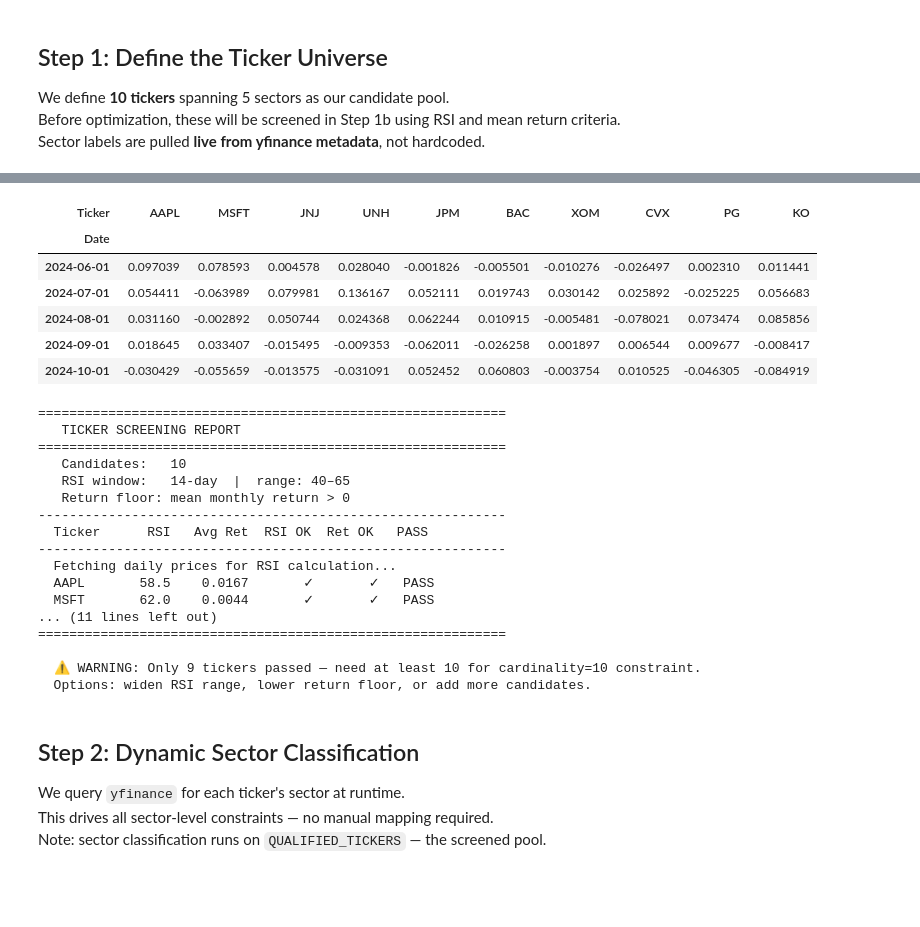
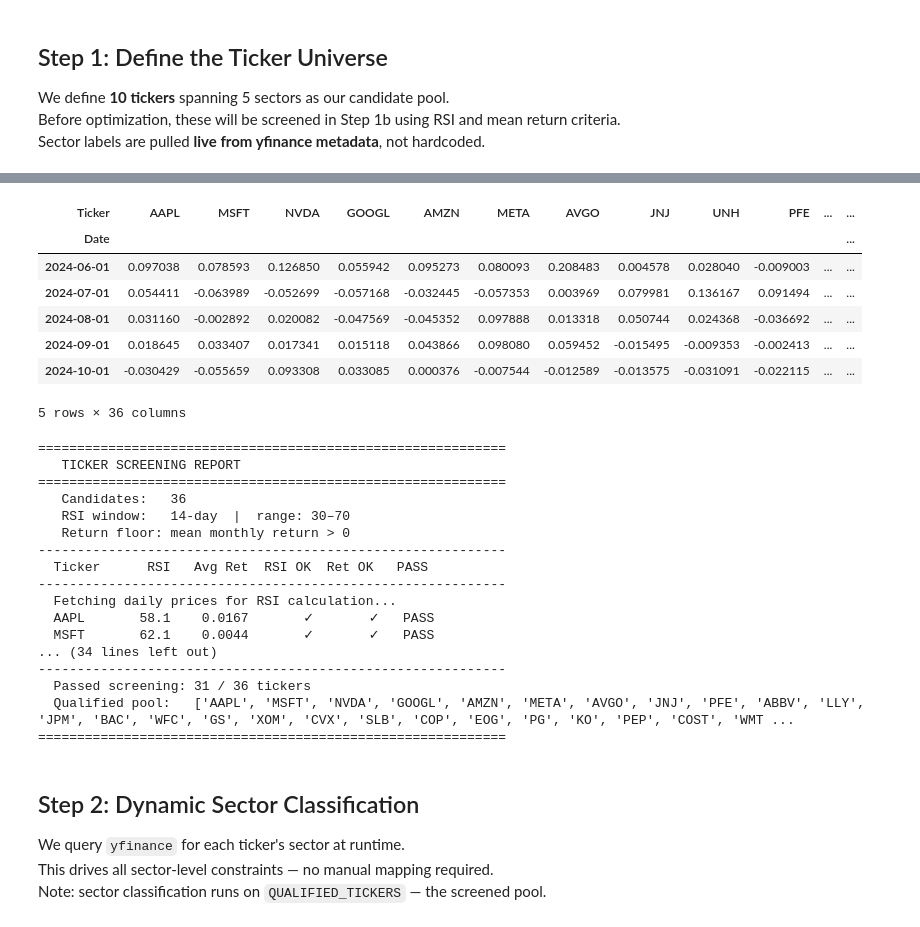
Before and after one commit to JRTrippett/Investment-Project, a Jupyter notebook: Integer_Portfolio_LiveData_Extended.ipynb, the cells around one changed output, grey strips where cells are left out. Cells and saved outputs as stored; diff of their text form; code cells hidden in the pictures; blank space fills up the shorter version.

```diff
--- a/Integer_Portfolio_LiveData_Extended.ipynb
+++ b/Integer_Portfolio_LiveData_Extended.ipynb
@@ -52,31 +54,29 @@ We define **10 tickers** spanning 5 sectors as our candidate pool.
 Before optimization, these will be screened in Step 1b using RSI and mean return criteria.
 Sector labels are pulled **live from yfinance metadata**, not hardcoded.
 # %%
-# ── Candidate Ticker Pool (2 per sector) ─────────────────────────────────────
+# ── Candidate Ticker Pool (Expanded to 35) ───────────────────────────────────
 TICKERS = [
-    "AAPL",  # Technology
-    "MSFT",  # Technology
-    "JNJ",   # Healthcare
-    "UNH",   # Healthcare
-    "JPM",   # Financials
-    "BAC",   # Financials
-    "XOM",   # Energy
-    "CVX",   # Energy
-    "PG",    # Consumer Staples
-    "KO",    # Consumer Staples
+    "AAPL", "MSFT", "NVDA", "GOOGL", "AMZN", "META", "AVGO", # Tech
+    "JNJ", "UNH", "PFE", "ABBV", "MRK", "LLY",               # Healthcare
+    "JPM", "BAC", "WFC", "GS", "MS",                         # Financials
+    "XOM", "CVX", "SLB", "COP", "EOG",                       # Energy
+    "PG", "KO", "PEP", "COST", "WMT",                        # Consumer Staples
+    "AMT", "PLD", "CCI",                                     # Real Estate
+    "NEE", "DUK", "SO",                                      # Utilities
+    "CAT", "HON"                                             # Industrials
 ]
 
-# ── Pull 2 years of monthly price history ────────────────────────────────────
-print("Downloading price data from Yahoo Finance...")
+print(f"Downloading price data for {len(TICKERS)} tickers...")
+
+# Download once
 raw = yf.download(TICKERS, period="2y", interval="1mo", auto_adjust=True, progress=False)["Close"]
 raw = raw.dropna()
 
-# Convert to monthly returns
-returns_df = raw.pct_change().dropna()
-returns_df = returns_df[TICKERS]  # enforce column order
+# Calculate returns and enforce the column order from the TICKERS list
+returns_df = raw.pct_change().dropna()[TICKERS]
 
 print(f"  Periods (months):  {len(returns_df)}")
 print(f"  Tickers loaded:    {len(returns_df.columns)}")
-print()
+
 returns_df.head()
 # %% [output]
@@ -86,10 +86,11 @@ Downloading price data from Yahoo Finance...
-| Ticker | AAPL | MSFT | JNJ | UNH | JPM | BAC | XOM | CVX | PG | KO |
-| Date |  |  |  |  |  |  |  |  |  |  |
-| 2024-06-01 | 0.097039 | 0.078593 | 0.004578 | 0.028040 | -0.001826 | -0.005501 | -0.010276 | -0.026497 | 0.002310 | 0.011441 |
-| 2024-07-01 | 0.054411 | -0.063989 | 0.079981 | 0.136167 | 0.052111 | 0.019743 | 0.030142 | 0.025892 | -0.025225 | 0.056683 |
-| 2024-08-01 | 0.031160 | -0.002892 | 0.050744 | 0.024368 | 0.062244 | 0.010915 | -0.005481 | -0.078021 | 0.073474 | 0.085856 |
-| 2024-09-01 | 0.018645 | 0.033407 | -0.015495 | -0.009353 | -0.062011 | -0.026258 | 0.001897 | 0.006544 | 0.009677 | -0.008417 |
-| 2024-10-01 | -0.030429 | -0.055659 | -0.013575 | -0.031091 | 0.052452 | 0.060803 | -0.003754 | 0.010525 | -0.046305 | -0.084919 |
+| Ticker | AAPL | MSFT | NVDA | GOOGL | AMZN | META | AVGO | JNJ | UNH | PFE | ... | ... |
+| Date |  |  |  |  |  |  |  |  |  |  |  | ... |
+| 2024-06-01 | 0.097038 | 0.078593 | 0.126850 | 0.055942 | 0.095273 | 0.080093 | 0.208483 | 0.004578 | 0.028040 | -0.009003 | ... | ... |
+| 2024-07-01 | 0.054411 | -0.063989 | -0.052699 | -0.057168 | -0.032445 | -0.057353 | 0.003969 | 0.079981 | 0.136167 | 0.091494 | ... | ... |
+| 2024-08-01 | 0.031160 | -0.002892 | 0.020082 | -0.047569 | -0.045352 | 0.097888 | 0.013318 | 0.050744 | 0.024368 | -0.036692 | ... | ... |
+| 2024-09-01 | 0.018645 | 0.033407 | 0.017341 | 0.015118 | 0.043866 | 0.098080 | 0.059452 | -0.015495 | -0.009353 | -0.002413 | ... | ... |
+| 2024-10-01 | -0.030429 | -0.055659 | 0.093308 | 0.033085 | 0.000376 | -0.007544 | -0.012589 | -0.013575 | -0.031091 | -0.022115 | ... | ... |
+5 rows × 36 columns
 # %%
 # ── Step 1b: Screen Ticker Universe Before Optimization ───────────────────────
 # Two-stage filter applied to the full candidate pool:
@@ -100,12 +101,14 @@ Downloading price data from Yahoo Finance...
 # and set ret_ok = True for all tickers.
 # ─────────────────────────────────────────────────────────────────────────────
 
-# ── Screening parameters ─────────────────────────────────────────────────────
-RSI_LOW        = 40    # below this = downtrend / oversold, exclude
-RSI_HIGH       = 65    # above this = overbought, exclude
-RSI_PERIOD     = 14    # standard Wilder period
-MIN_DAILY_BARS = 20    # minimum daily bars needed for a reliable RSI
+# ── Adjusted Screening Parameters ─────────────────────────────────────────────
+RSI_LOW         = 30     # Widened from 40
+RSI_HIGH        = 70     # Widened from 65
+RSI_PERIOD      = 14
+MIN_DAILY_BARS  = 20
 
+# Keep the rest of your screen_tickers() function as is,
+# it will now use these new global variables.
 
 def compute_rsi(prices: pd.Series, period: int = 14) -> float:
     """
@@ -225,20 +228,20 @@ QUALIFIED_TICKERS = screen_tickers(TICKERS, returns_df)
 ============================================================
    TICKER SCREENING REPORT
 ============================================================
-   Candidates:   10
-   RSI window:   14-day  |  range: 40–65
+   Candidates:   36
+   RSI window:   14-day  |  range: 30–70
    Return floor: mean monthly return > 0
 ------------------------------------------------------------
   Ticker      RSI   Avg Ret  RSI OK  Ret OK   PASS
 ------------------------------------------------------------
   Fetching daily prices for RSI calculation...
-  AAPL       58.5    0.0167       ✓       ✓   PASS
-  MSFT       62.0    0.0044       ✓       ✓   PASS
-... (11 lines left out)
+  AAPL       58.1    0.0167       ✓       ✓   PASS
+  MSFT       62.1    0.0044       ✓       ✓   PASS
+... (34 lines left out)
+------------------------------------------------------------
+  Passed screening: 31 / 36 tickers
+  Qualified pool:   ['AAPL', 'MSFT', 'NVDA', 'GOOGL', 'AMZN', 'META', 'AVGO', 'JNJ', 'PFE', 'ABBV', 'LLY', 'JPM', 'BAC', 'WFC', 'GS', 'XOM', 'CVX', 'SLB', 'COP', 'EOG', 'PG', 'KO', 'PEP', 'COST', 'WMT ...
 ============================================================
-
-  ⚠ WARNING: Only 9 tickers passed — need at least 10 for cardinality=10 constraint.
-  Options: widen RSI range, lower return floor, or add more candidates.
 # %% [markdown]
 ## Step 2: Dynamic Sector Classification
 
```
Also changed, not shown: parts of 14 cells of this notebook.
